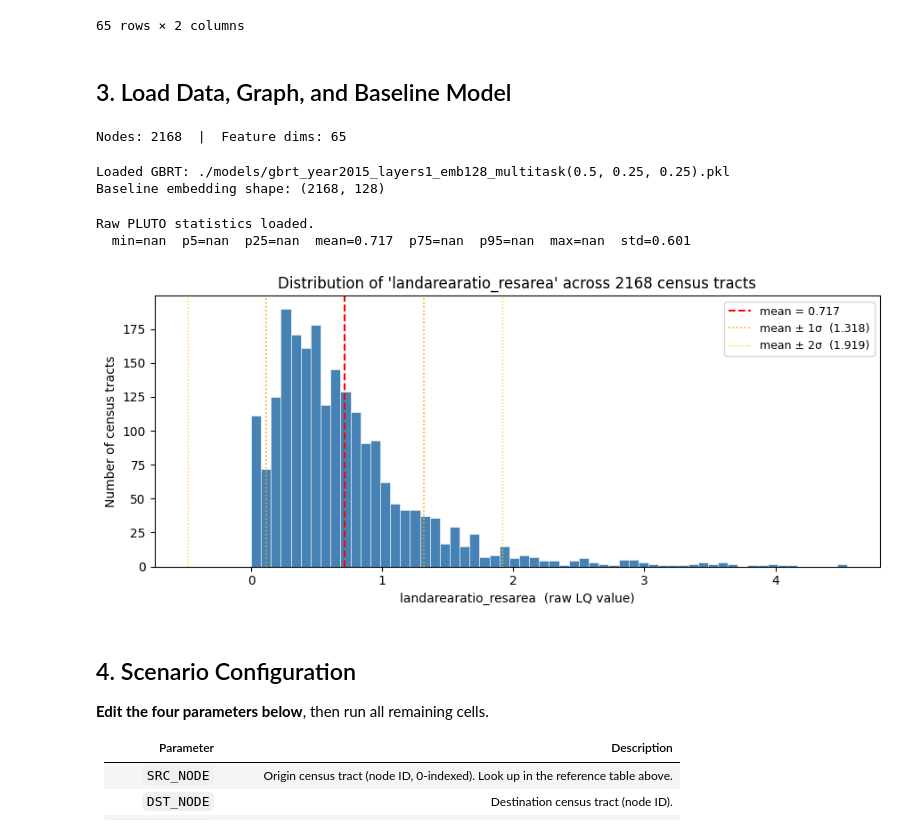
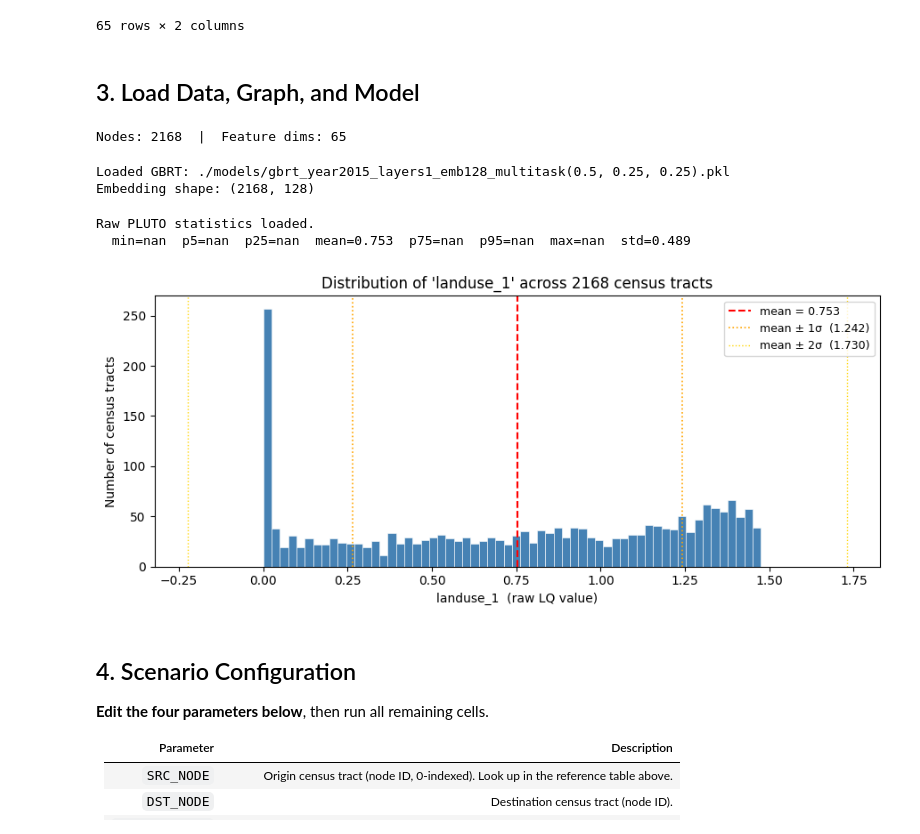
Before and after one commit to komar41/GMEL, a Jupyter notebook: code/run_gmel_config.ipynb, the cells around one changed output. Saved outputs shown, nothing was run; the diff lists cells and outputs as text; code cells hidden in the pictures.

```diff
--- a/code/run_gmel_config.ipynb
+++ b/code/run_gmel_config.ipynb
@@ -117,7 +117,7 @@ Total features: 65
 | 64 | 64 | far_builtfar_std |
 65 rows × 2 columns
 # %% [markdown]
-## 3. Load Data, Graph, and Baseline Model
+## 3. Load Data, Graph, and Model
 # %%
 data      = utils.load_dataset(year=YEAR)
 node_feats = data["node_feats"]          # shape (2168, 65) — z-score normalised
@@ -198,10 +198,10 @@ scaled_distm_baseline = (
 
 gbrt = load_gbrt(YEAR, NUM_HIDDEN_LAYERS, EMBEDDING_SIZE, MULTITASK_WEIGHTS)
 
-print("Baseline embedding shape:", src_emb_baseline.shape)
+print("Embedding shape:", src_emb_baseline.shape)
 # %% [output]
 Loaded GBRT: ./models/gbrt_year2015_layers1_emb128_multitask(0.5, 0.25, 0.25).pkl
-Baseline embedding shape: (2168, 128)
+Embedding shape: (2168, 128)
 # %%
 # ── Load raw PLUTO statistics for unit conversion ─────────────────────────────
 # utils.load_dataset z-score normalises with column-wise mean/std.
@@ -214,37 +214,37 @@ feat_std_raw  = raw_pluto_df.std().values
 print("Raw PLUTO statistics loaded.")
 
 # ── Distribution chart for a chosen feature ───────────────────────────────────
-INSPECT_FEATURE = "landarearatio_resarea"   # change to any feature name
+INSPECT_FEATURE = "landuse_1"   # change to any feature name
 
 fidx   = feat_name2idx[INSPECT_FEATURE]
 values = raw_pluto_df[INSPECT_FEATURE].values
 mean_v = feat_mean_raw[fidx]
 std_v  = feat_std_raw[fidx]
 
 fig, ax = plt.subplots(figsize=(9, 4))
 ax.hist(values, bins=60, color="steelblue", edgecolor="white", linewidth=0.4)
 
 ax.axvline(mean_v,          color="red",    linestyle="--", linewidth=1.5, label=f"mean = {mean_v:.3f}")
 ax.axvline(mean_v + std_v,  color="orange", linestyle=":",  linewidth=1.2, label=f"mean ± 1σ  ({mean_v+std_v:.3f})")
 ax.axvline(mean_v - std_v,  color="orange", linestyle=":",  linewidth=1.2)
 ax.axvline(mean_v + 2*std_v,color="gold",   linestyle=":",  linewidth=1.0, label=f"mean ± 2σ  ({mean_v+2*std_v:.3f})")
 ax.axvline(mean_v - 2*std_v,color="gold",   linestyle=":",  linewidth=1.0)
 
 ax.set_xlabel(f"{INSPECT_FEATURE}  (raw LQ value)")
 ax.set_ylabel("Number of census tracts")
 ax.set_title(f"Distribution of '{INSPECT_FEATURE}' across {len(values)} census tracts")
 ax.legend(fontsize=9)
 
 pct5, pct25, pct75, pct95 = np.percentile(values, [5, 25, 75, 95])
 print(f"  min={values.min():.3f}  p5={pct5:.3f}  p25={pct25:.3f}  "
       f"mean={mean_v:.3f}  p75={pct75:.3f}  p95={pct95:.3f}  max={values.max():.3f}  std={std_v:.3f}")
 
 plt.tight_layout()
 plt.show()
 # %% [output]
 Raw PLUTO statistics loaded.
-  min=nan  p5=nan  p25=nan  mean=0.717  p75=nan  p95=nan  max=nan  std=0.601
+  min=nan  p5=nan  p25=nan  mean=0.753  p75=nan  p95=nan  max=nan  std=0.489
-[figure, old version]
+[figure, new version]
 # %% [markdown]
 ## 4. Scenario Configuration
 
```
Also changed, not shown: parts of 4 cells of this notebook, 27 other files.
